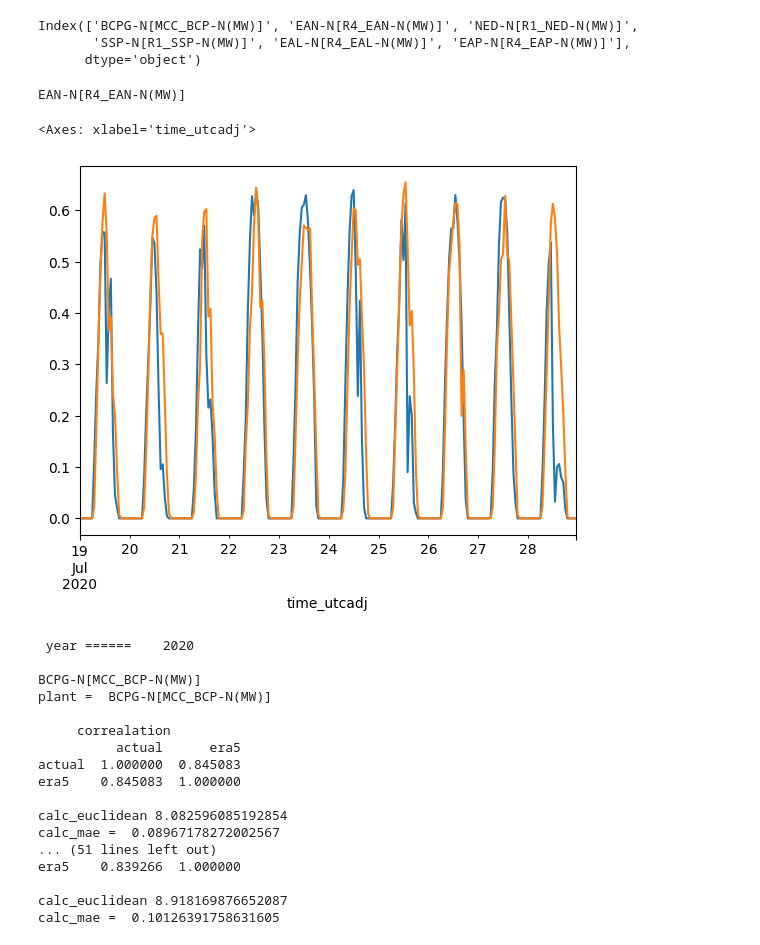
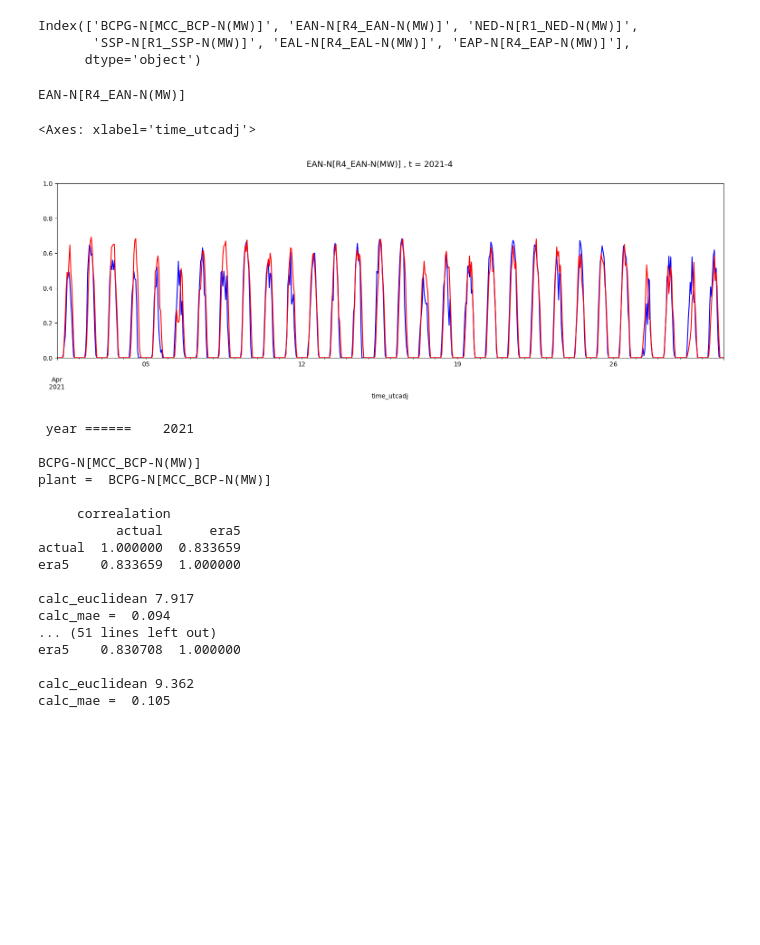
Before and after one commit to NarasetS/generationprofile_solarwind, a Jupyter notebook: validation.ipynb, the cells around one changed output. Drawn from its saved outputs; the diff is of its cells as text; code cells hidden in the pictures; blank space fills up the shorter version.

```diff
--- a/validation.ipynb
+++ b/validation.ipynb
@@ -103,7 +77,7 @@ df = pd.concat([df,pd.read_csv('CDS_Data_Validation\\output_Thailand_Solar_2022_
 df['time_utcadj'] = pd.to_datetime(df['time_utcadj'])
 df = df.set_index('time_utcadj')
 
-year = 2020
+year = 2021
 df = df.loc[df.index.year == year]
 data_actual = data_actual.loc[data_actual.index.year == year]
 # %%
@@ -277,23 +252,28 @@ Index(['BCPG-N[MCC_BCP-N(MW)]', 'EAN-N[R4_EAN-N(MW)]', 'NED-N[R1_NED-N(MW)]',
       dtype='object')
 # %%
 name_index = 1
-day = 200
-spanday = 10
+month = 4
+t = str(year) + '-' + str(month)
 print(name_list[name_index])
-data_actual[name_list[name_index]][(day*24):((day*24)+(24*spanday))].plot()
-df[name_list[name_index]][(day*24):((day*24)+(24*spanday))].plot()
+
+fig, ax = plt.subplots(figsize=(19,5))
+fig.suptitle(name_list[name_index] + ' , t = '+ t , fontsize=13)
+# data_actual[name_list[name_index]][(day*24):((day*24)+(24*spanday))].plot()
+# df[name_list[name_index]][(day*24):((day*24)+(24*spanday))].plot()
+data_actual[name_list[name_index]].loc[t].plot(ax = ax,color = 'blue', ylim = (0,1))
+df[name_list[name_index]].loc[t].plot(ax = ax,color = 'red', ylim = (0,1))
 # %% [output]
 EAN-N[R4_EAN-N(MW)]
 <Axes: xlabel='time_utcadj'>
-[figure, old version]
+[figure, new version]
 # %%
 import numpy as np
 
 def calc_euclidean(actual, predic):
-    return np.sqrt(np.sum((actual - predic) ** 2))
+    return np.round(np.sqrt(np.sum((actual - predic) ** 2)),3)
 
 def calc_mae(actual, predic):
-    return np.mean(np.abs((actual - predic)))
+    return np.round(np.mean(np.abs((actual - predic))),3)
 
 
 print(" year ======   ",year)
@@ -313,20 +293,20 @@ for name_index in range(len(name_list)):
     print('calc_mae = ',calc_mae(ts['actual'].loc[ts['actual'] > 0],ts['era5'].loc[ts['actual'] > 0]))
     print("     ")
 # %% [output]
- year ======    2020
+ year ======    2021
 
 BCPG-N[MCC_BCP-N(MW)]
 plant =  BCPG-N[MCC_BCP-N(MW)]
 
      correalation
           actual      era5
-actual  1.000000  0.845083
-era5    0.845083  1.000000
+actual  1.000000  0.833659
+era5    0.833659  1.000000
 
-calc_euclidean 8.082596085192854
-calc_mae =  0.08967178272002567
+calc_euclidean 7.917
+calc_mae =  0.094
 ... (51 lines left out)
-era5    0.839266  1.000000
+era5    0.830708  1.000000
 
-calc_euclidean 8.918169876652087
-calc_mae =  0.10126391758631605
+calc_euclidean 9.362
+calc_mae =  0.105
```
Also changed, not shown: parts of 11 cells of this notebook.
